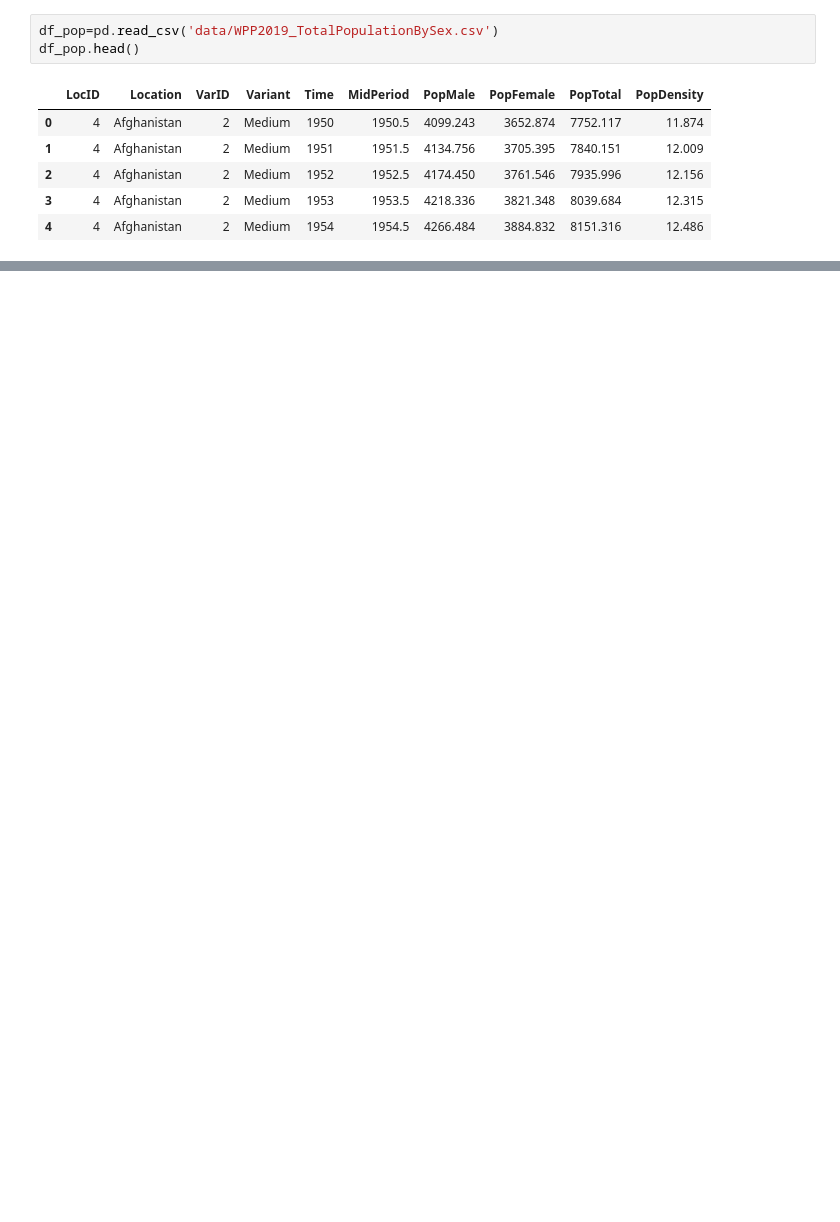
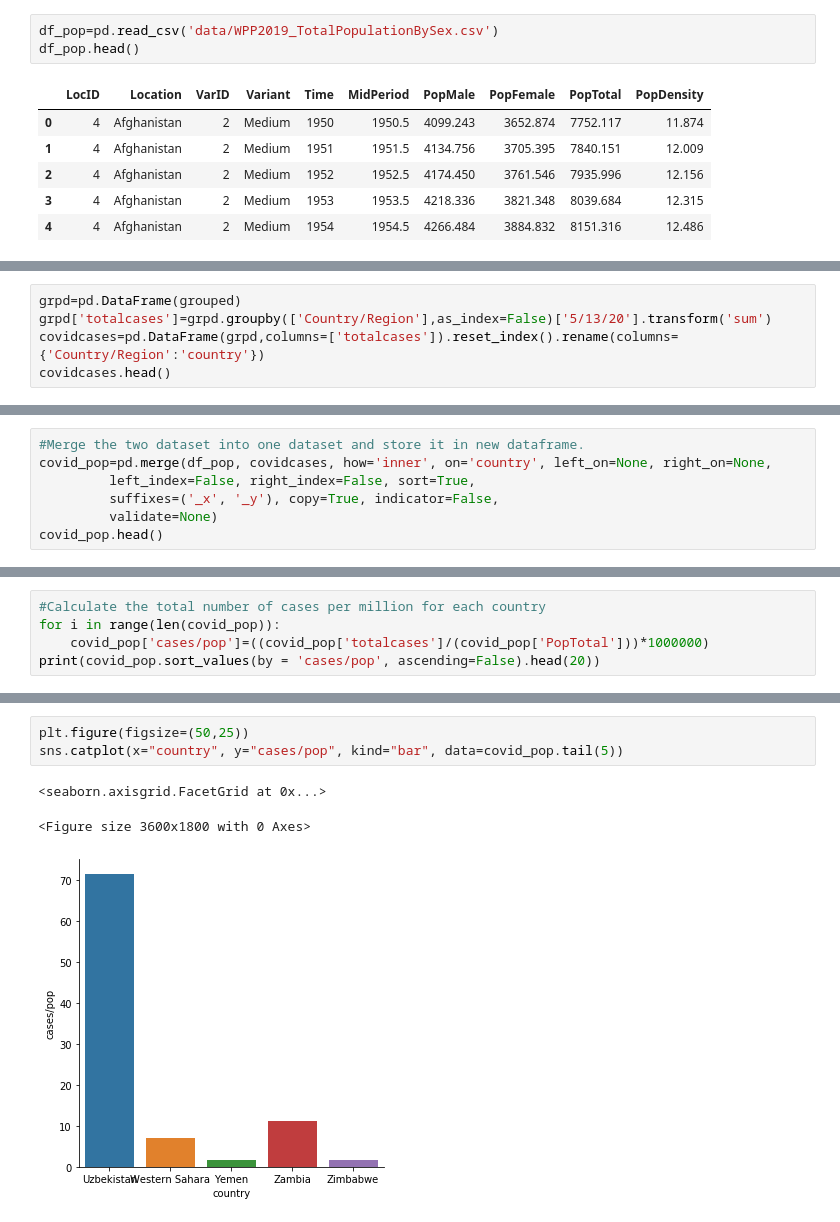
Before and after one commit to NSoni25/Portfolio_repository, a Jupyter notebook: Portfolio 2.ipynb, the cells around one changed output, grey strips where cells are left out. Drawn from its saved outputs; the diff is of its cells as text; blank space fills up the shorter version.

```diff
--- a/Portfolio 2.ipynb
+++ b/Portfolio 2.ipynb
@@ -255,0 +192,5 @@ Tot_pop, after that I grouped the data on the basis of country.Now I sum the tot
+# %%
+grpd=pd.DataFrame(grouped)
+grpd['totalcases']=grpd.groupby(['Country/Region'],as_index=False)['5/13/20'].transform('sum')
+covidcases=pd.DataFrame(grpd,columns=['totalcases']).reset_index().rename(columns={'Country/Region':'country'})
+covidcases.head()
@@ -255,0 +204,7 @@ Tot_pop, after that I grouped the data on the basis of country.Now I sum the tot
+# %%
+#Merge the two dataset into one dataset and store it in new dataframe.
+covid_pop=pd.merge(df_pop, covidcases, how='inner', on='country', left_on=None, right_on=None,
+         left_index=False, right_index=False, sort=True,
+         suffixes=('_x', '_y'), copy=True, indicator=False,
+         validate=None)
+covid_pop.head()
@@ -255,0 +218,5 @@ Tot_pop, after that I grouped the data on the basis of country.Now I sum the tot
+# %%
+#Calculate the total number of cases per million for each country
+for i in range(len(covid_pop)):
+    covid_pop['cases/pop']=((covid_pop['totalcases']/(covid_pop['PopTotal']))*1000000)
+print(covid_pop.sort_values(by = 'cases/pop', ascending=False).head(20))
@@ -255,0 +241,7 @@ Tot_pop, after that I grouped the data on the basis of country.Now I sum the tot
+# %%
+plt.figure(figsize=(50,25))
+sns.catplot(x="country", y="cases/pop", kind="bar", data=covid_pop.tail(5))
+# %% [output]
+<seaborn.axisgrid.FacetGrid at 0x...>
+<Figure size 3600x1800 with 0 Axes>
+[figure, added]
```
Also changed, not shown: parts of 50 cells of this notebook.
